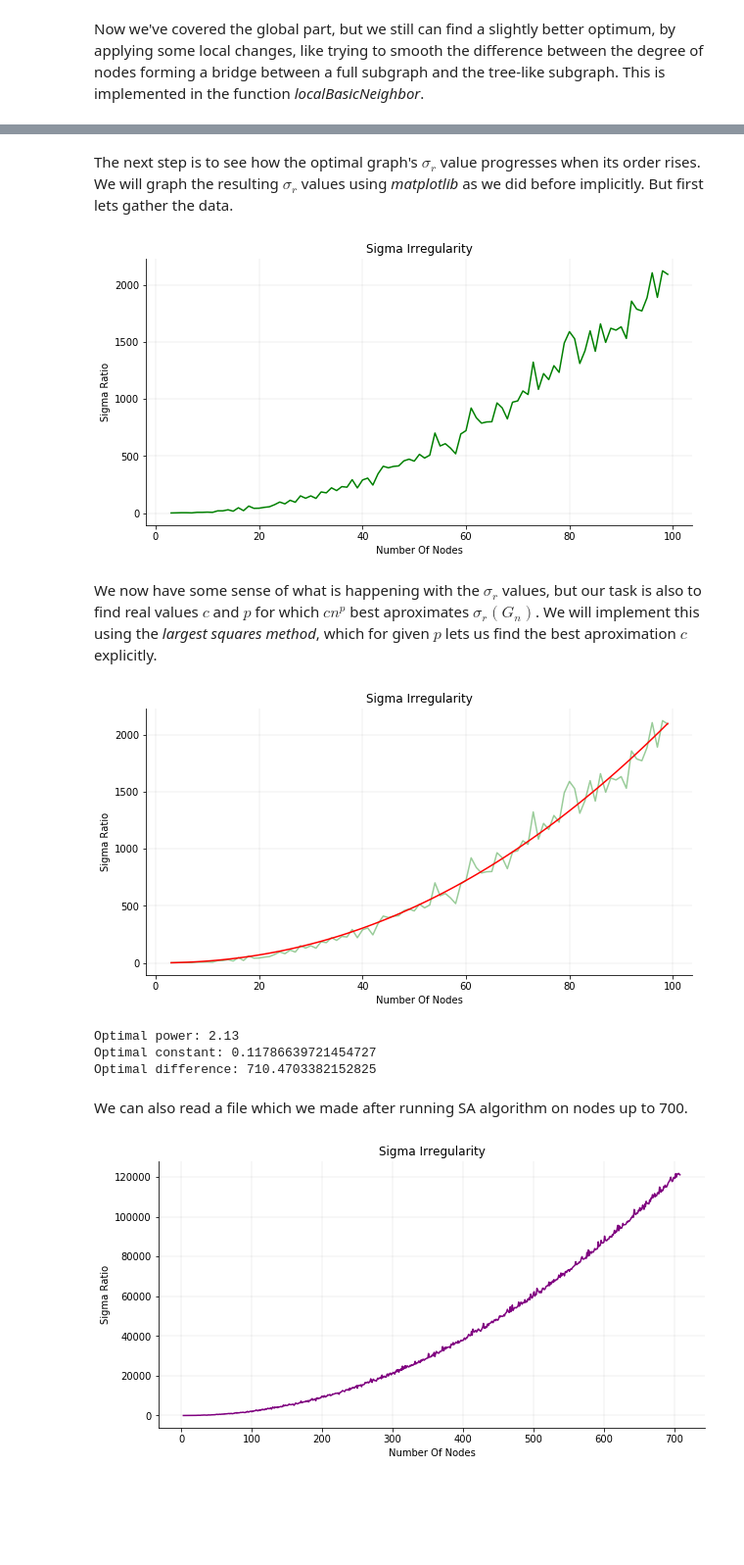
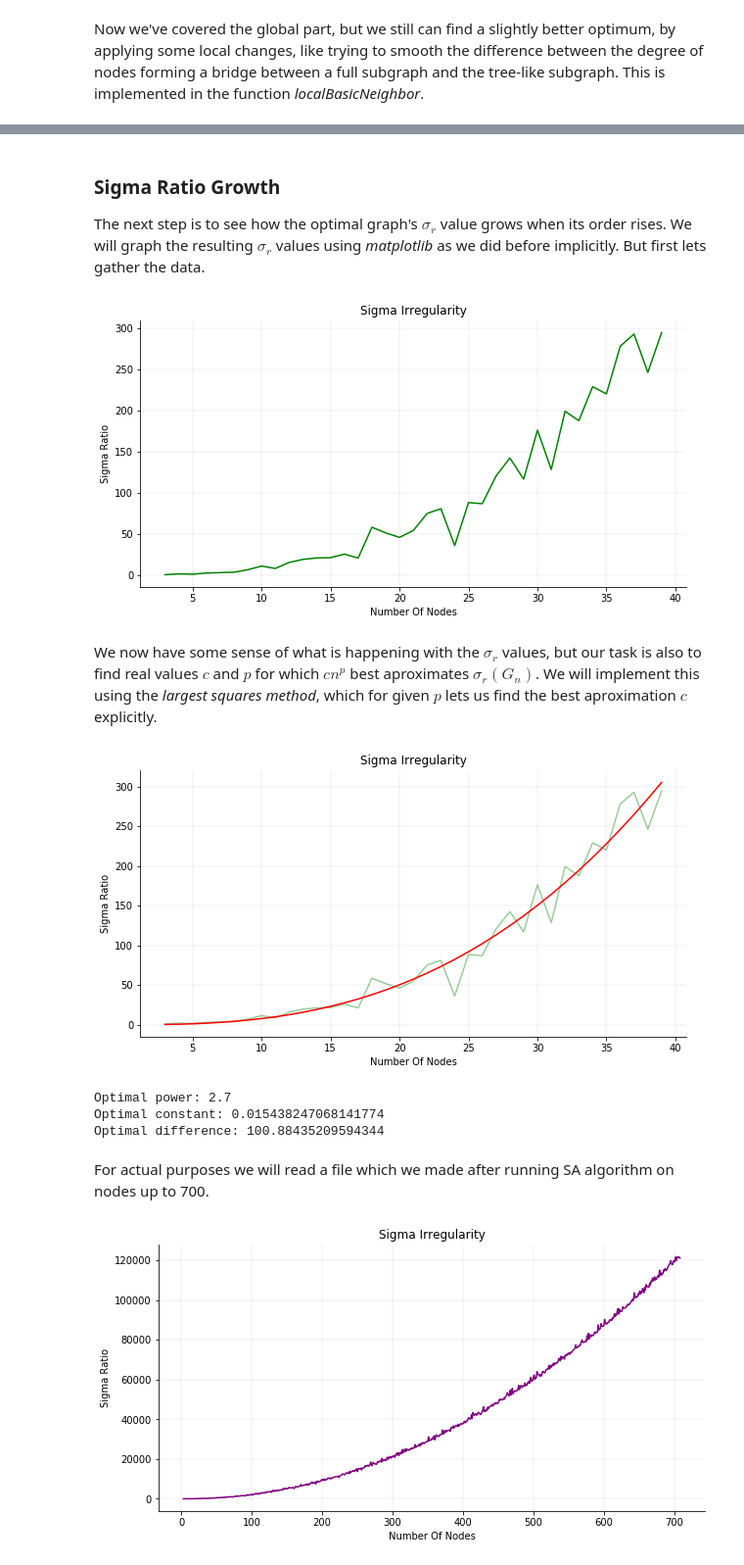
Before and after one commit to kuco23/Sigma-Irregularity, a Jupyter notebook: library_implementation.ipynb, the cells around one changed output, grey strips where cells are left out. Shown at 98% size. Cells and saved outputs as stored; diff of their text form; code cells hidden in the pictures; blank space fills up the shorter version.

```diff
--- a/library_implementation.ipynb
+++ b/library_implementation.ipynb
@@ -21,15 +21,13 @@ warnings.filterwarnings('ignore')
 from math import inf
 import matplotlib.pyplot as plt
 
-def defaultPlotTemplate(title, xlab, ylab):
-    fig, ax = plt.subplots(figsize=(10, 5))
+def setAxDefaults(ax, title, xlab, ylab):
     ax.set_title(title)
     ax.set_xlabel(xlab)
     ax.set_ylabel(ylab)
     ax.spines['top'].set_visible(False)
     ax.spines['right'].set_visible(False)
     ax.grid(color='grey', linestyle='-', linewidth=0.25, alpha=0.5)
-    return ax
 
 class Bcol:
     HEADER = '\033[95m'
@@ -95,9 +91,9 @@ We noticed a pattern here early on, which is the two-parted nature of optimal gr
 from pylib import globalTwoPartNeighbor
 
 g, r = maxSigmaRatio_annealing(
-    20, 100, 200, globalTwoPartNeighbor
+    40, 100, 200, globalTwoPartNeighbor
 )
 
-simplePlot(neighborListToNx(g))
+simplePlot(g)
 print(Bcol.BLUE + 'Sigma Ratio:' + Bcol.ENDC, Bcol.GOLD + str(r) + Bcol.ENDC)
 # %% [output]
@@ -109,10 +105,10 @@ Now we've covered the global part, but we still can find a slightly better optim
 from pylib import localBasicNeighbor
 
 g, r = maxSigmaRatio_annealing(
-    20, 100, 200, localBasicNeighbor,
+    40, 100, 200, localBasicNeighbor,
     defaultG = g
 )
 
-simplePlot(neighborListToNx(g))
+simplePlot(g)
 print(Bcol.BLUE + 'Sigma Ratio:' + Bcol.ENDC, Bcol.GOLD + str(r) + Bcol.ENDC)
 # %% [output]
@@ -121,11 +117,12 @@ Sigma Ratio: 78.61224489795919
 # %% [markdown]
-The next step is to see how the optimal graph's $\sigma_r$ value progresses when its order rises.
+### Sigma Ratio Growth
+The next step is to see how the optimal graph's $\sigma_r$ value grows when its order rises.
 We will graph the resulting $\sigma_r$ values using *matplotlib* as we did before implicitly.
 But first lets gather the data.
 # %%
 nsim_global, nsim_local = 200, 20
 index, ascend = [], []
-node_range = range(3, 100)
+node_range = range(3, 40)
 for i in node_range:
     startedges = i * (i - 1) // 2
     g, r = maxSigmaRatio_annealing(
@@ -138,39 +135,42 @@ for i in node_range:
     )
     ascend.append(r)
 # %%
-ax = defaultPlotTemplate('Sigma Irregularity', 'Number Of Nodes', 'Sigma Ratio')
+fig, ax = plt.subplots(figsize=(10, 5))
+setAxDefaults(ax, 'Sigma Irregularity', 'Number Of Nodes', 'Sigma Ratio')
 ax.plot(node_range, ascend, 'g')
 plt.show()
 # %% [output]
-[figure, old version]
+[figure, new version]
 # %% [markdown]
 We now have some sense of what is happening with the $\sigma_r$ values, but our task is also to find real values $c$ and $p$ for which $cn^p$ best aproximates $\sigma_r(G_n)$.
 We will implement this using the *largest squares method*, which for given $p$ lets us find the best aproximation $c$ explicitly.
 # %%
 from pylib import squares
 
 opt_diff, opt_c, opt_p = inf, 0, 0
 for p in (i / 100 for i in range(400)):
     x = [pow(i, p) for i in node_range]
     c, d = squares(x, ascend)
     if d < opt_diff:
         opt_diff, opt_c, opt_p = d, c, p
 
-ax = defaultPlotTemplate('Sigma Irregularity', 'Number Of Nodes', 'Sigma Ratio')
+fig, ax = plt.subplots(figsize=(10, 5))
+setAxDefaults(ax, 'Sigma Irregularity', 'Number Of Nodes', 'Sigma Ratio')
+
 ax.plot(node_range, ascend, 'g', alpha=0.4)
 ax.plot(node_range, [opt_c * pow(i, opt_p) for i in node_range], 'r')
 plt.show()
 
 print(f'{Bcol.BLUE}Optimal power:{Bcol.ENDC}', Bcol.GREEN + str(opt_p) + Bcol.ENDC)
 print(f'{Bcol.BLUE}Optimal constant:{Bcol.ENDC}', Bcol.GREEN + str(opt_c) + Bcol.ENDC)
 print(f'{Bcol.BLUE}Optimal difference:{Bcol.ENDC}', Bcol.GREEN + str(opt_diff) + Bcol.ENDC)
 # %% [output]
-[figure, old version]
+[figure, new version]
-Optimal power: 2.13
-Optimal constant: 0.11786639721454727
-Optimal difference: 710.4703382152825
+Optimal power: 2.7
+Optimal constant: 0.015438247068141774
+Optimal difference: 100.88435209594344
 # %% [markdown]
-We can also read a file which we made after running SA algorithm on nodes up to 700.
+For actual purposes we will read a file which we made after running SA algorithm on nodes up to 700.
 # %%
 import json
 
```
Also changed, not shown: parts of 15 cells of this notebook, 17 other files.
